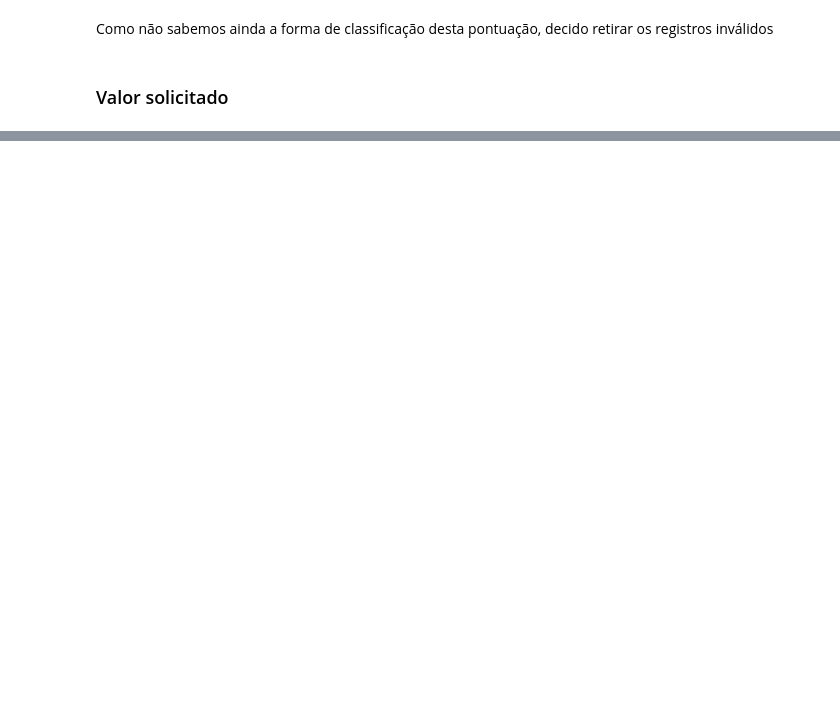
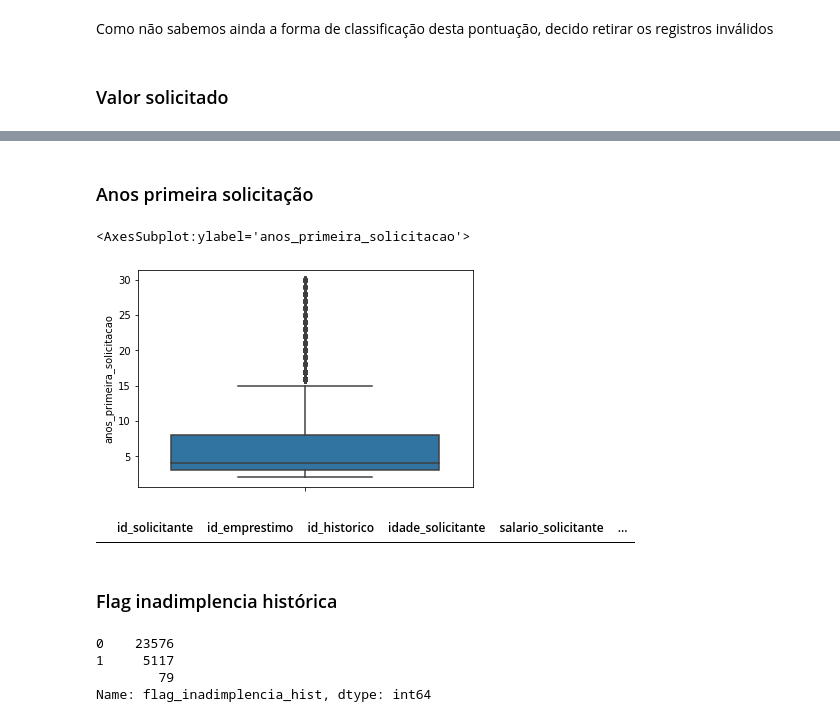
Before and after one commit to exata0mente/alura_cash, a Jupyter notebook: Tratamento da Base e modelagem de ML.ipynb, the cells around one changed output, grey strips where cells are left out. Drawn from its saved outputs; the diff is of its cells as text; code cells hidden in the pictures; blank space fills up the shorter version.

```diff
--- a/Tratamento da Base e modelagem de ML.ipynb
+++ b/Tratamento da Base e modelagem de ML.ipynb
@@ -344,0 +309,20 @@ base_tratada[base_tratada.valor_solicitado.isnull()]
+# %% [markdown]
+### Anos primeira solicitação
+# %%
+sns.boxplot(data=base_tratada, y='anos_primeira_solicitacao')
+# %% [output]
+<AxesSubplot:ylabel='anos_primeira_solicitacao'>
+[figure, added]
+# %%
+base_tratada.query("anos_primeira_solicitacao >= idade_solicitante")
+# %% [output]
+|  | id_solicitante | id_emprestimo | id_historico | idade_solicitante | salario_solicitante | ... |
+# %% [markdown]
+### Flag inadimplencia histórica
+# %%
+base_tratada.flag_inadimplencia_hist.value_counts()
+# %% [output]
+0    23576
+1     5117
+        79
+Name: flag_inadimplencia_hist, dtype: int64
```
Also changed, not shown: parts of 44 cells of this notebook.
